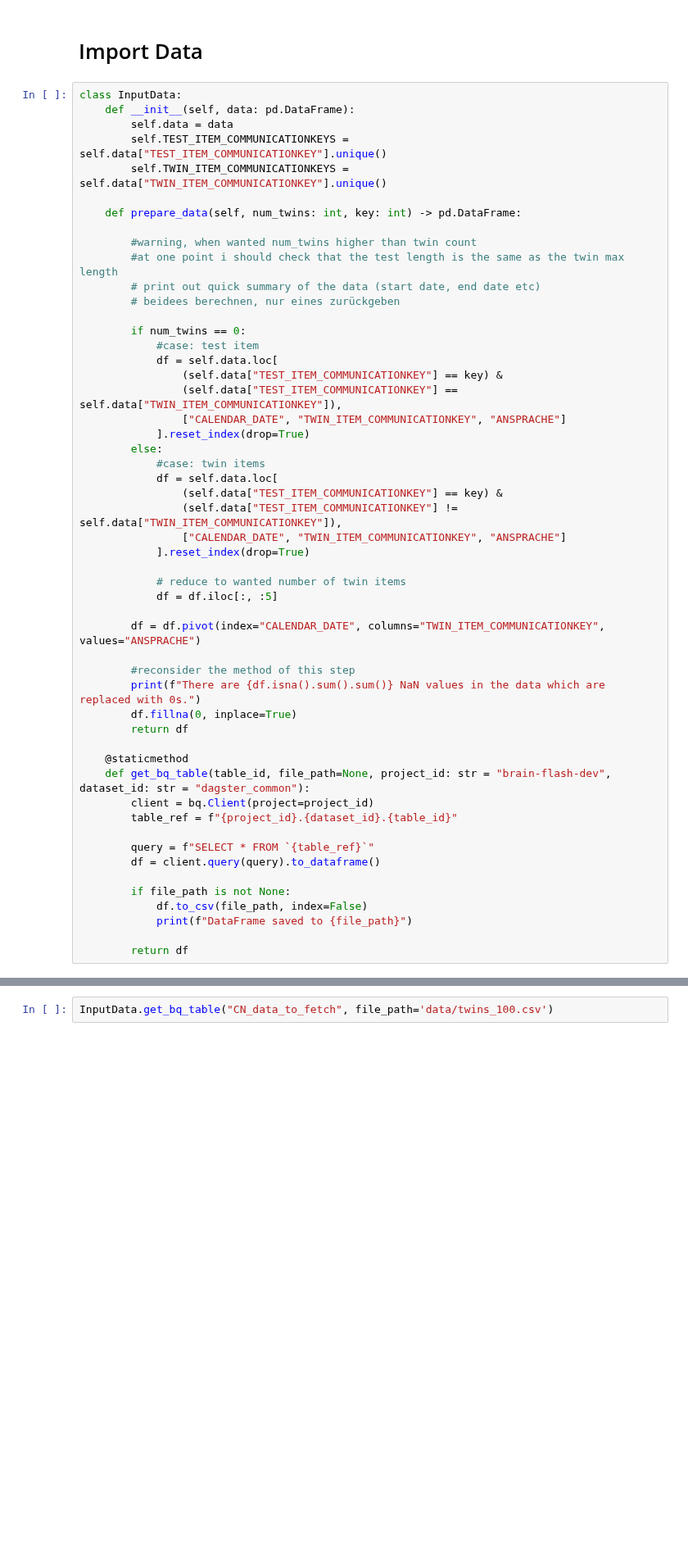
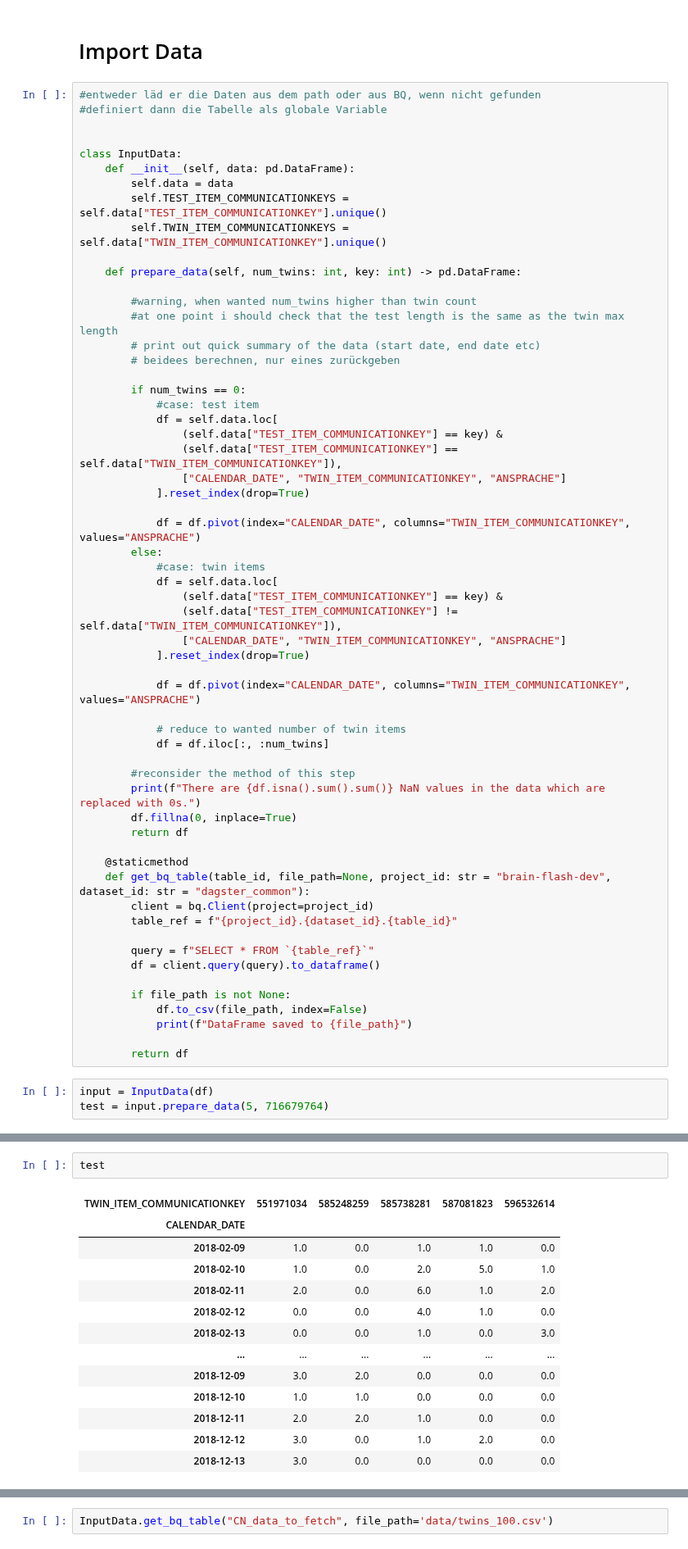
Before and after one commit to chrisnhr/Diplom, a Jupyter notebook: bootstrapping.ipynb, the cells around one changed output, grey strips where cells are left out. Shown at 82% size. Saved outputs shown, nothing was run; the diff lists cells and outputs as text; blank space fills up the shorter version.

Commit message:
refactor bootstrapping notebook: enhance data preparation and update pivot logic

```diff
--- a/bootstrapping.ipynb
+++ b/bootstrapping.ipynb
@@ -13,6 +13,10 @@ import warnings
 # %% [markdown]
 # Import Data
 # %%
+#entweder läd er die Daten aus dem path oder aus BQ, wenn nicht gefunden
+#definiert dann die Tabelle als globale Variable
+
+
 class InputData:
     def __init__(self, data: pd.DataFrame):
         self.data = data
@@ -33,6 +37,8 @@ class InputData:
                 (self.data["TEST_ITEM_COMMUNICATIONKEY"] == self.data["TWIN_ITEM_COMMUNICATIONKEY"]),
                 ["CALENDAR_DATE", "TWIN_ITEM_COMMUNICATIONKEY", "ANSPRACHE"]
             ].reset_index(drop=True)
+
+            df = df.pivot(index="CALENDAR_DATE", columns="TWIN_ITEM_COMMUNICATIONKEY", values="ANSPRACHE")
         else:
             #case: twin items
             df = self.data.loc[
@@ -41,10 +47,10 @@ class InputData:
                 ["CALENDAR_DATE", "TWIN_ITEM_COMMUNICATIONKEY", "ANSPRACHE"]
             ].reset_index(drop=True)
 
+            df = df.pivot(index="CALENDAR_DATE", columns="TWIN_ITEM_COMMUNICATIONKEY", values="ANSPRACHE")
+
             # reduce to wanted number of twin items
-            df = df.iloc[:, :5]
-
-        df = df.pivot(index="CALENDAR_DATE", columns="TWIN_ITEM_COMMUNICATIONKEY", values="ANSPRACHE")
+            df = df.iloc[:, :num_twins]
 
         #reconsider the method of this step
         print(f"There are {df.isna().sum().sum()} NaN values in the data which are replaced with 0s.")
@@ -64,3 +70,6 @@ class InputData:
             print(f"DataFrame saved to {file_path}")
 
         return df
+# %%
+input = InputData(df)
+test = input.prepare_data(5, 716679764)
@@ -66,0 +78,16 @@ class InputData:
+# %%
+test
+# %% [output]
+| TWIN_ITEM_COMMUNICATIONKEY | 551971034 | 585248259 | 585738281 | 587081823 | 596532614 |
+| CALENDAR_DATE |  |  |  |  |  |
+| 2018-02-09 | 1.0 | 0.0 | 1.0 | 1.0 | 0.0 |
+| 2018-02-10 | 1.0 | 0.0 | 2.0 | 5.0 | 1.0 |
+| 2018-02-11 | 2.0 | 0.0 | 6.0 | 1.0 | 2.0 |
+| 2018-02-12 | 0.0 | 0.0 | 4.0 | 1.0 | 0.0 |
+| 2018-02-13 | 0.0 | 0.0 | 1.0 | 0.0 | 3.0 |
+| ... | ... | ... | ... | ... | ... |
+| 2018-12-09 | 3.0 | 2.0 | 0.0 | 0.0 | 0.0 |
+| 2018-12-10 | 1.0 | 1.0 | 0.0 | 0.0 | 0.0 |
+| 2018-12-11 | 2.0 | 2.0 | 1.0 | 0.0 | 0.0 |
+| 2018-12-12 | 3.0 | 0.0 | 1.0 | 2.0 | 0.0 |
+| 2018-12-13 | 3.0 | 0.0 | 0.0 | 0.0 | 0.0 |
```
Also changed, not shown: parts of 4 cells of this notebook.
